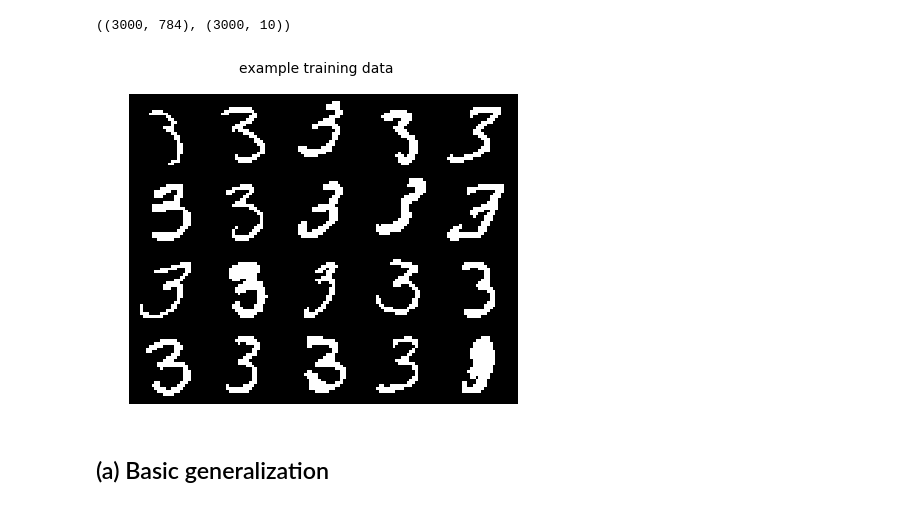
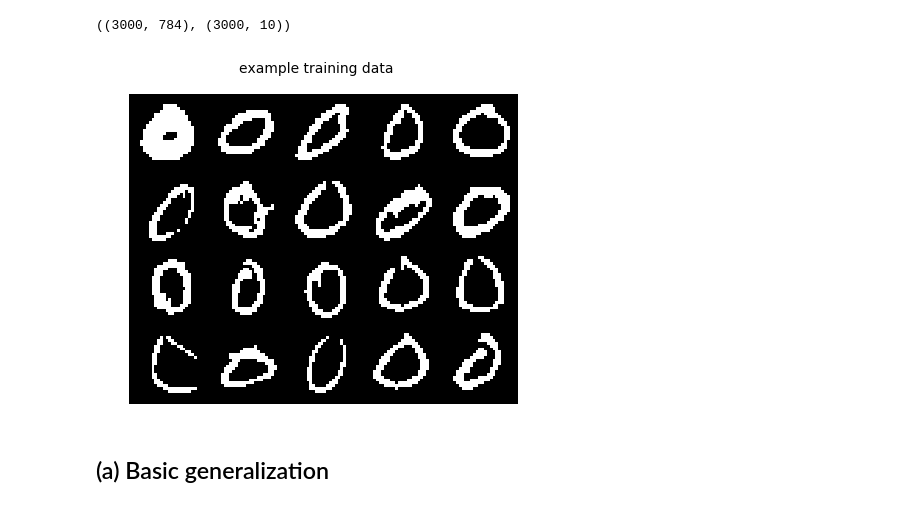
Before and after one commit to yjchoe/deep_learning, a Jupyter notebook: hw3/notebooks/dbm_mnist.ipynb, the cells around one changed output. Cells and saved outputs as stored; diff of their text form; code cells hidden in the pictures.

```diff
--- a/hw3/notebooks/dbm_mnist.ipynb
+++ b/hw3/notebooks/dbm_mnist.ipynb
@@ -34,11 +34,11 @@ X_train = binarize_data(X_train)
 X_valid = binarize_data(X_valid)
 X_test  = binarize_data(X_test)
 # %%
-print_image(X_train[1160:1180, :], output_shape=(4, 5),
+print_image(X_train[:20, :], output_shape=(4, 5),
             title='example training data')
 None # should be binarized
 # %% [output]
-[figure, old version]
+[figure, new version]
 # %% [markdown]
 ## (a) Basic generalization
 # %% [markdown]
```
Also changed, not shown: parts of 26 cells of this notebook, 3 other files.
